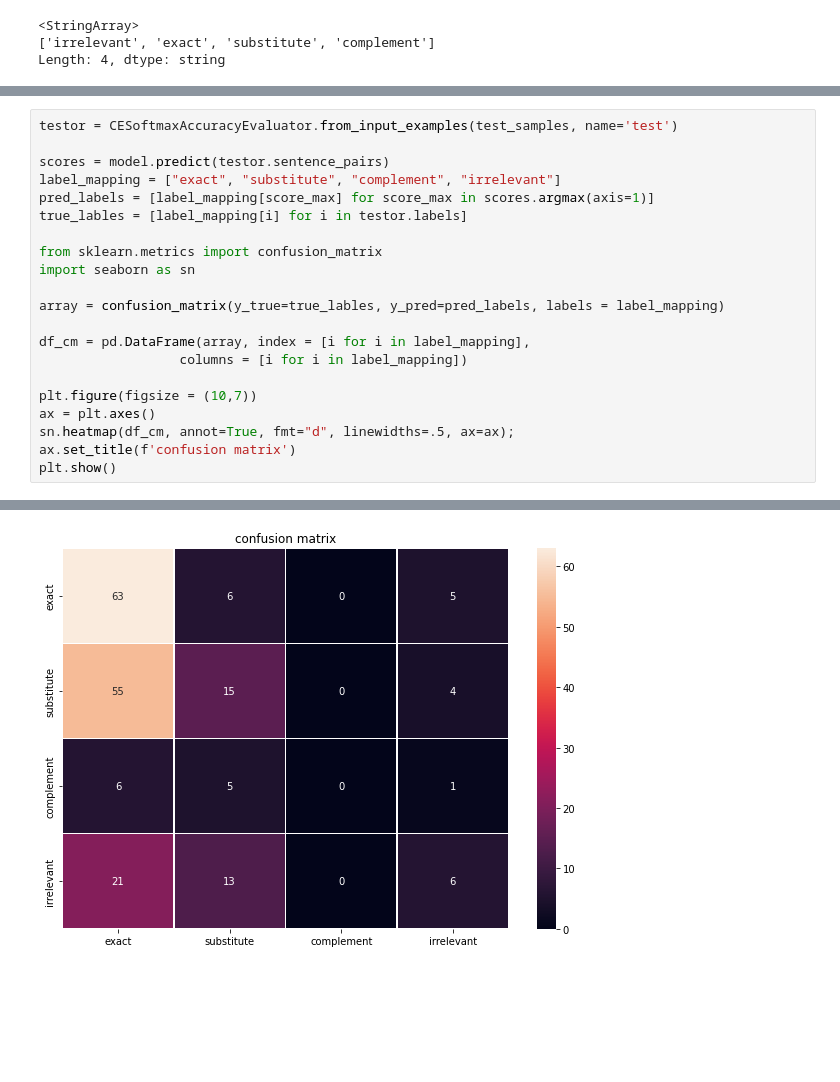
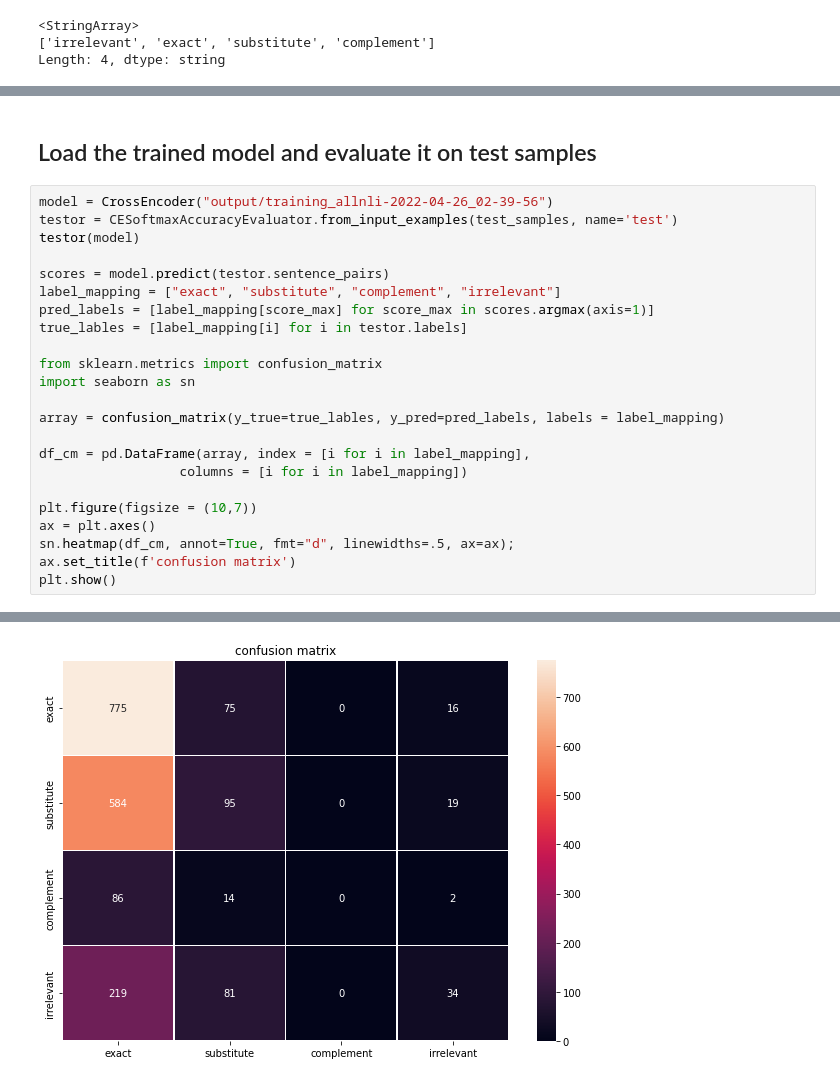
Before and after one commit to vanderbilt-data-science/sna, a Jupyter notebook: 04-Train-CrossEncoder-classification.ipynb, the cells around one changed output, grey strips where cells are left out. Cells and saved outputs as stored; diff of their text form; blank space fills up the shorter version.

```diff
--- a/04-Train-CrossEncoder-classification.ipynb
+++ b/04-Train-CrossEncoder-classification.ipynb
@@ -258,8 +258,12 @@ print((end - start)/60)
 2022-04-26 09:31:17 - CESoftmaxAccuracyEvaluator: Evaluating the model on dev dataset after epoch 2:
 2022-04-26 09:31:35 - Accuracy: 44.05
 410.4073240915934
+# %% [markdown]
+## Load the trained model and evaluate it on test samples
 # %%
+model = CrossEncoder("output/training_allnli-2022-04-26_02-39-56")
 testor = CESoftmaxAccuracyEvaluator.from_input_examples(test_samples, name='test')
+testor(model)
 
 scores = model.predict(testor.sentence_pairs)
 label_mapping = ["exact", "substitute", "complement", "irrelevant"]
@@ -283 +290 @@ plt.show()
-[figure, old version]
+[figure, new version]
```
Also changed, not shown: parts of 5 cells of this notebook.
